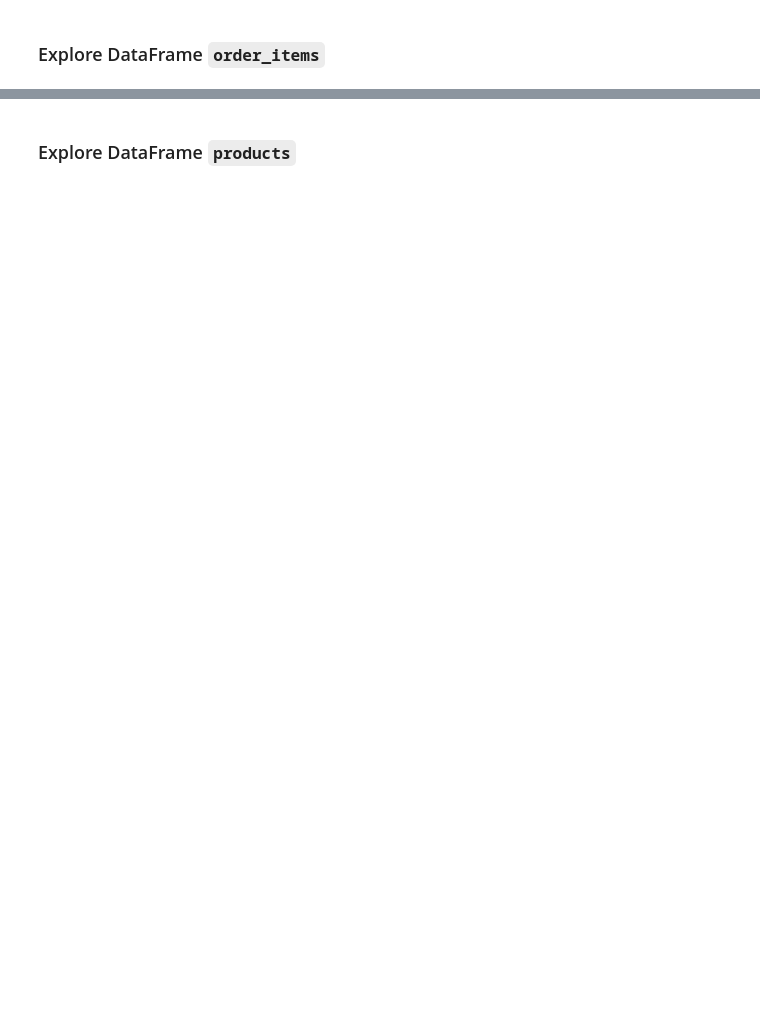
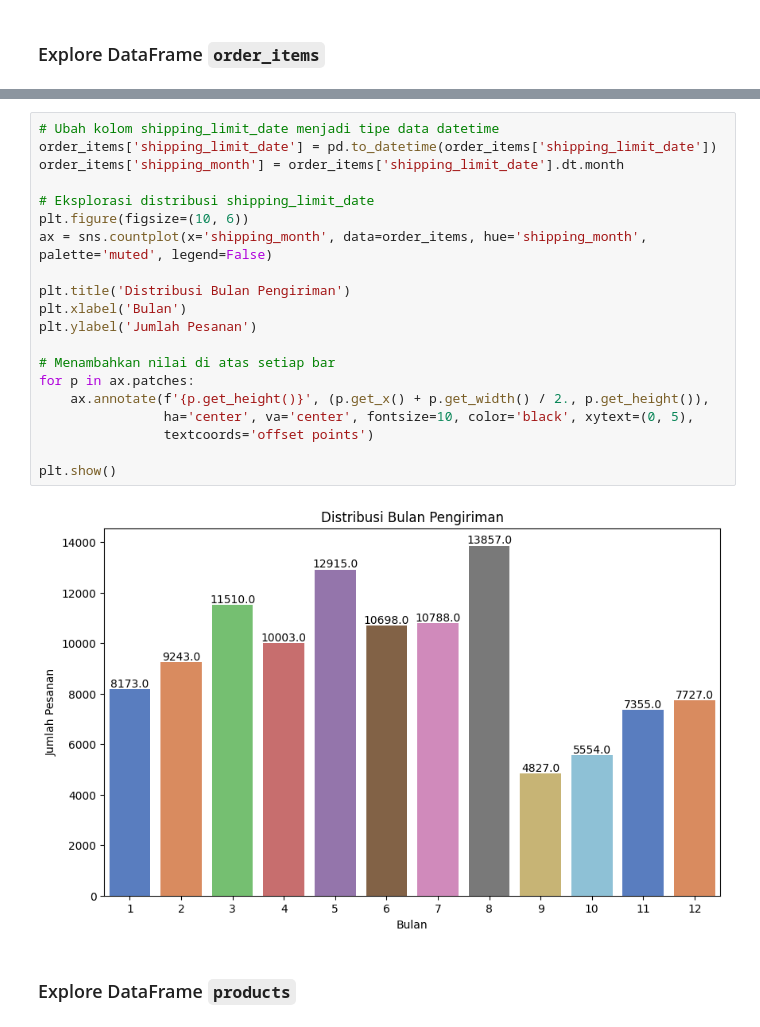
Before and after one commit to murnawan91/Proyek-Analisis-Data-E-Commerce, a Jupyter notebook: Proyek_Analisis_Data.ipynb, the cells around one changed output, grey strips where cells are left out. Drawn from its saved outputs; the diff is of its cells as text; blank space fills up the shorter version.

```diff
--- a/Proyek_Analisis_Data.ipynb
+++ b/Proyek_Analisis_Data.ipynb
@@ -533,2 +517,24 @@ Passing `palette` without assigning `hue` is deprecated and will be removed in v
+# %%
+# Ubah kolom shipping_limit_date menjadi tipe data datetime
+order_items['shipping_limit_date'] = pd.to_datetime(order_items['shipping_limit_date'])
+order_items['shipping_month'] = order_items['shipping_limit_date'].dt.month
+
+# Eksplorasi distribusi shipping_limit_date
+plt.figure(figsize=(10, 6))
+ax = sns.countplot(x='shipping_month', data=order_items, hue='shipping_month', palette='muted', legend=False)
+
+plt.title('Distribusi Bulan Pengiriman')
+plt.xlabel('Bulan')
+plt.ylabel('Jumlah Pesanan')
+
+# Menambahkan nilai di atas setiap bar
+for p in ax.patches:
+    ax.annotate(f'{p.get_height()}', (p.get_x() + p.get_width() / 2., p.get_height()),
+                ha='center', va='center', fontsize=10, color='black', xytext=(0, 5),
+                textcoords='offset points')
+
+plt.show()
+# %% [output]
+[figure, added]
 # %% [markdown]
 ### Explore DataFrame `products`
```
Also changed, not shown: parts of 16 cells of this notebook.
